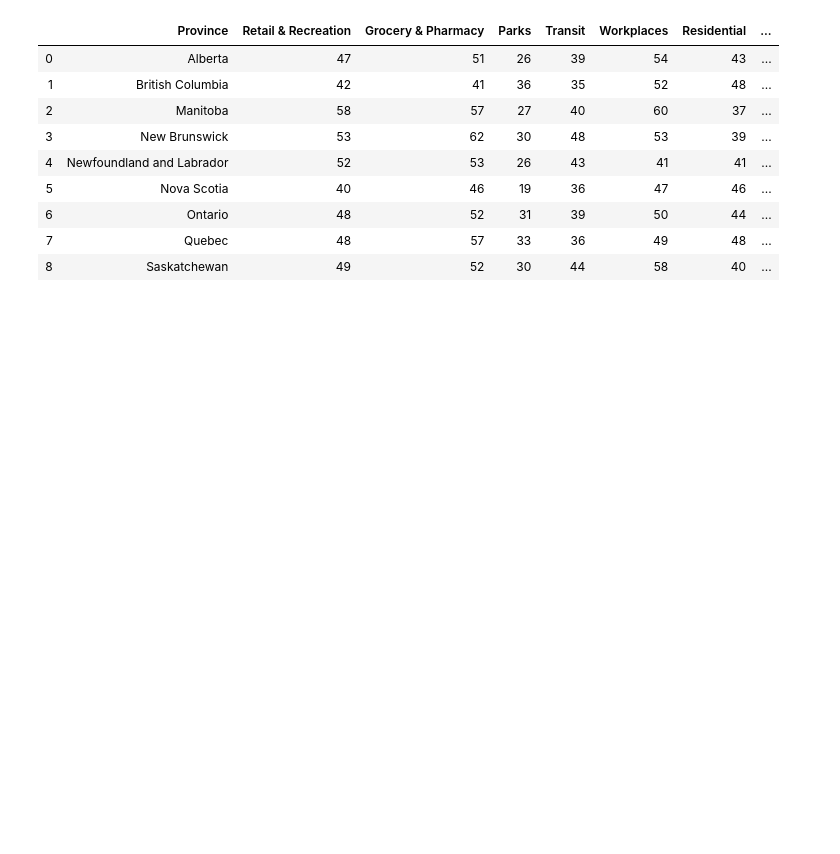
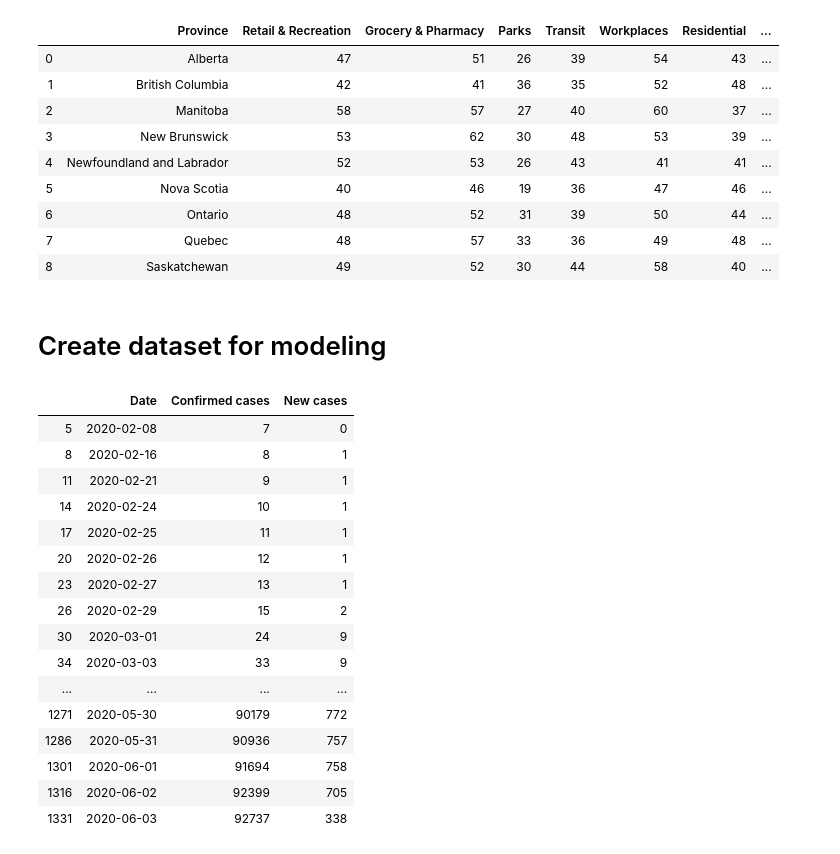
Before and after one commit to francomomo/DataFest-2020, a Jupyter notebook: scripts/Python/data_cleaning.ipynb, the cells around one changed output. Cells and saved outputs as stored; diff of their text form; code cells hidden in the pictures; blank space fills up the shorter version.

```diff
--- a/scripts/Python/data_cleaning.ipynb
+++ b/scripts/Python/data_cleaning.ipynb
@@ -243,3 +245,5 @@ mobility_data
 | 6 | Ontario | 48 | 52 | 31 | 39 | 50 | 44 | ... |
 | 7 | Quebec | 48 | 57 | 33 | 36 | 49 | 48 | ... |
 | 8 | Saskatchewan | 49 | 52 | 30 | 44 | 58 | 40 | ... |
+# %% [markdown]
+# Create dataset for modeling
@@ -245,0 +257,41 @@ mobility_data
+# %%
+# create data for the daily increase in the number of cases in Canada
+
+# import data for the number cases in Canada
+covid19_canada = pd.read_csv('../../data/raw_data/covid19_canada.csv')
+
+# format date
+covid19_canada.date = pd.to_datetime(covid19_canada.date, format='%d-%m-%Y')
+
+# filter rows
+covid19_canada = covid19_canada.loc[covid19_canada.pruid == 1]
+covid19_canada = covid19_canada.loc[covid19_canada.date >= '2020-02-05']
+
+# select columns
+covid19_canada = covid19_canada[['date', 'numconf']]
+
+# create new feature - number of increase compare to the day before
+covid19_canada['New cases'] = covid19_canada.numconf - covid19_canada.numconf.shift(1, fill_value = 7)
+
+# rename columns
+covid19_canada = covid19_canada.rename(columns={'date': 'Date', 'numconf': 'Confirmed cases'})
+# %%
+covid19_canada
+# %% [output]
+|  | Date | Confirmed cases | New cases |
+| 5 | 2020-02-08 | 7 | 0 |
+| 8 | 2020-02-16 | 8 | 1 |
+| 11 | 2020-02-21 | 9 | 1 |
+| 14 | 2020-02-24 | 10 | 1 |
+| 17 | 2020-02-25 | 11 | 1 |
+| 20 | 2020-02-26 | 12 | 1 |
+| 23 | 2020-02-27 | 13 | 1 |
+| 26 | 2020-02-29 | 15 | 2 |
+| 30 | 2020-03-01 | 24 | 9 |
+| 34 | 2020-03-03 | 33 | 9 |
+| ... | ... | ... | ... |
+| 1271 | 2020-05-30 | 90179 | 772 |
+| 1286 | 2020-05-31 | 90936 | 757 |
+| 1301 | 2020-06-01 | 91694 | 758 |
+| 1316 | 2020-06-02 | 92399 | 705 |
+| 1331 | 2020-06-03 | 92737 | 338 |
```
Also changed, not shown: parts of 6 cells of this notebook, 1 other file.
